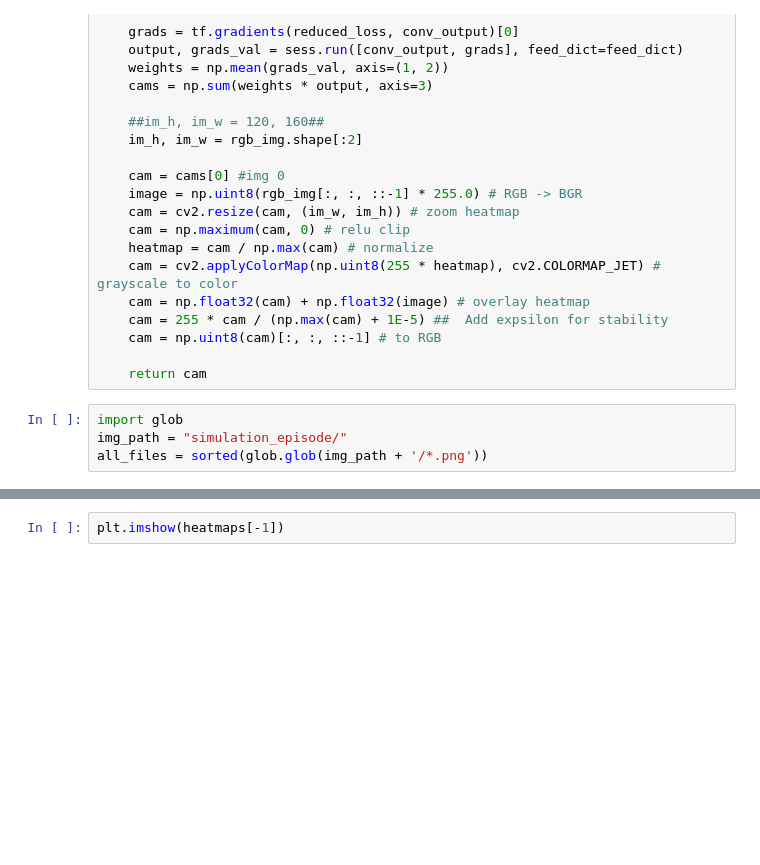
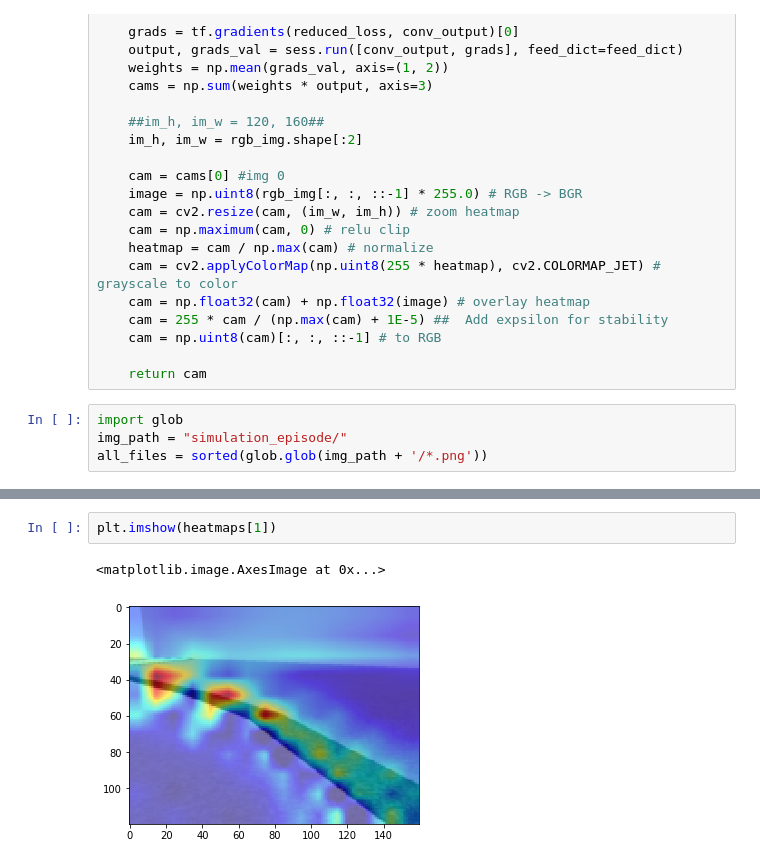
Before and after one commit to karanthakker/aws-deepracer-workshops, a Jupyter notebook: log-analysis/DeepRacer Log Analysis.ipynb, the cells around one changed output, grey strips where cells are left out. Cells and saved outputs as stored; diff of their text form; blank space fills up the shorter version.

```diff
--- a/log-analysis/DeepRacer Log Analysis.ipynb
+++ b/log-analysis/DeepRacer Log Analysis.ipynb
@@ -798,2 +873,5 @@ tf.reset_default_graph()
 # %%
-plt.imshow(heatmaps[-1])
+plt.imshow(heatmaps[1])
+# %% [output]
+<matplotlib.image.AxesImage at 0x...>
+[figure, added]
```
Also changed, not shown: parts of 13 cells of this notebook.
